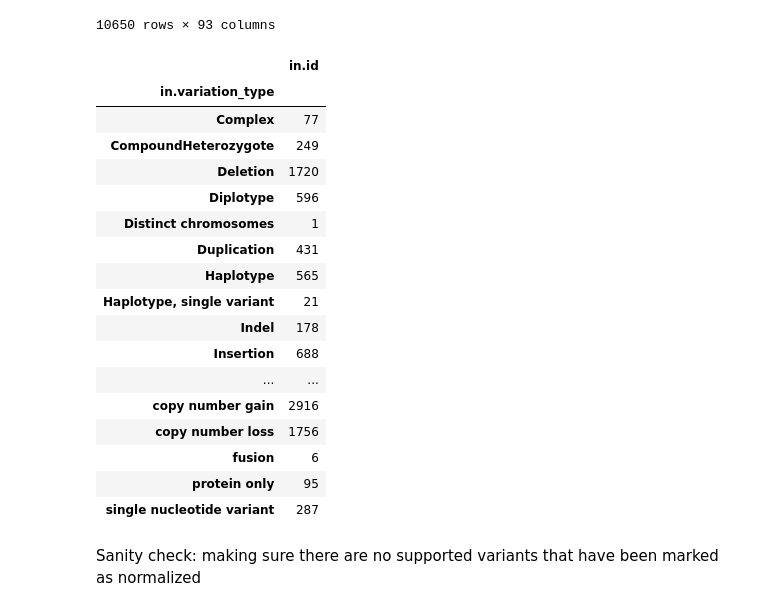
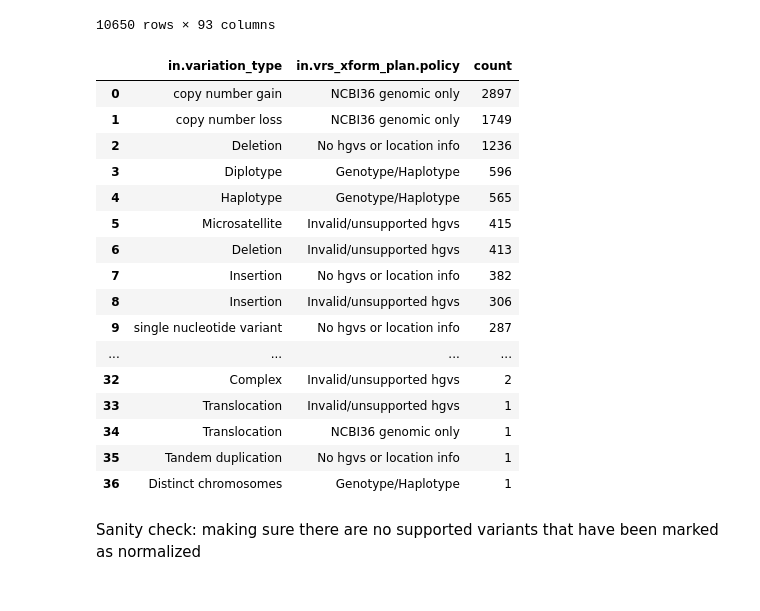
Before and after one commit to GenomicMedLab/variation-normalizer-manuscript, a Jupyter notebook: analysis/clinvar/clinvar_variation_analysis.ipynb, the cells around one changed output. Drawn from its saved outputs; the diff is of its cells as text; code cells hidden in the pictures.

```diff
--- a/analysis/clinvar/clinvar_variation_analysis.ipynb
+++ b/analysis/clinvar/clinvar_variation_analysis.ipynb
@@ -319,31 +340,33 @@ not_supported_df
 | 2210619 | 1453116 | NM_000051.4(ATM):c.3376_3377insGG... | SimpleAllele | Insertion | Text | [id] | ... |
 10650 rows × 93 columns
 # %%
-variation_type_count_not_supported_df = (
-    not_supported_df[["in.id", "in.variation_type"]]
-    .groupby("in.variation_type")
-    .count()
-)
+# variation_type_count_not_supported_df = (
+#     not_supported_df[["in.id", "in.variation_type"]]
+#     .groupby("in.variation_type")
+#     .count()
+# )
+variation_type_count_not_supported_df = not_supported_df.value_counts(["in.variation_type", "in.vrs_xform_plan.policy"]).reset_index()
+# variation_type_count_not_supported_df
+
 variation_type_count_not_supported_df
 # %% [output]
-|  | in.id |
-| in.variation_type |  |
-| Complex | 77 |
-| CompoundHeterozygote | 249 |
-| Deletion | 1720 |
-| Diplotype | 596 |
-| Distinct chromosomes | 1 |
-| Duplication | 431 |
-| Haplotype | 565 |
-| Haplotype, single variant | 21 |
-| Indel | 178 |
-| Insertion | 688 |
-| ... | ... |
-| copy number gain | 2916 |
-| copy number loss | 1756 |
-| fusion | 6 |
-| protein only | 95 |
-| single nucleotide variant | 287 |
+|  | in.variation_type | in.vrs_xform_plan.policy | count |
+| 0 | copy number gain | NCBI36 genomic only | 2897 |
+| 1 | copy number loss | NCBI36 genomic only | 1749 |
+| 2 | Deletion | No hgvs or location info | 1236 |
+| 3 | Diplotype | Genotype/Haplotype | 596 |
+| 4 | Haplotype | Genotype/Haplotype | 565 |
+| 5 | Microsatellite | Invalid/unsupported hgvs | 415 |
+| 6 | Deletion | Invalid/unsupported hgvs | 413 |
+| 7 | Insertion | No hgvs or location info | 382 |
+| 8 | Insertion | Invalid/unsupported hgvs | 306 |
+| 9 | single nucleotide variant | No hgvs or location info | 287 |
+| ... | ... | ... | ... |
+| 32 | Complex | Invalid/unsupported hgvs | 2 |
+| 33 | Translocation | Invalid/unsupported hgvs | 1 |
+| 34 | Translocation | NCBI36 genomic only | 1 |
+| 35 | Tandem duplication | No hgvs or location info | 1 |
+| 36 | Distinct chromosomes | Genotype/Haplotype | 1 |
 # %%
 variation_type_count_not_supported_df.to_csv(
     "variation_analysis_output/variation_type_count_not_supported_df.csv"
```
Also changed, not shown: parts of 4 cells of this notebook, 7 other files.
